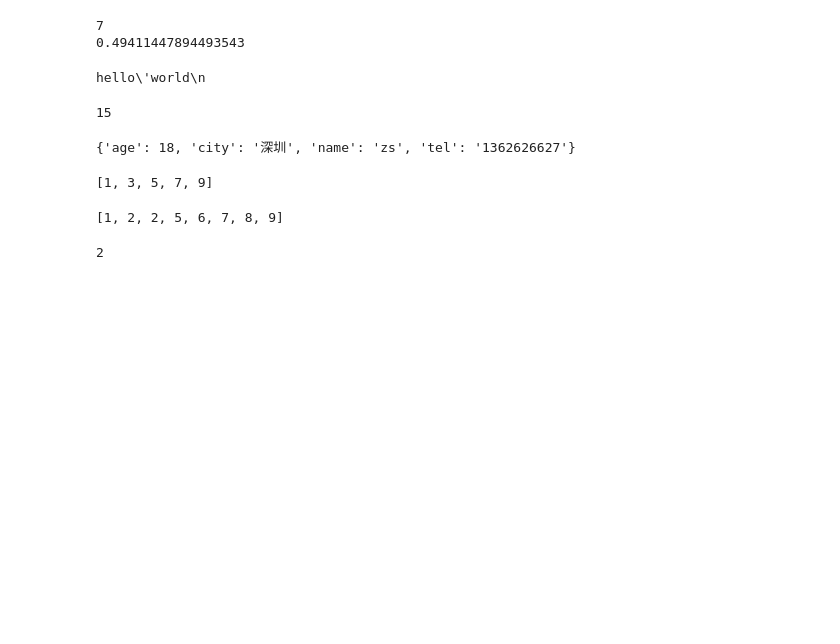
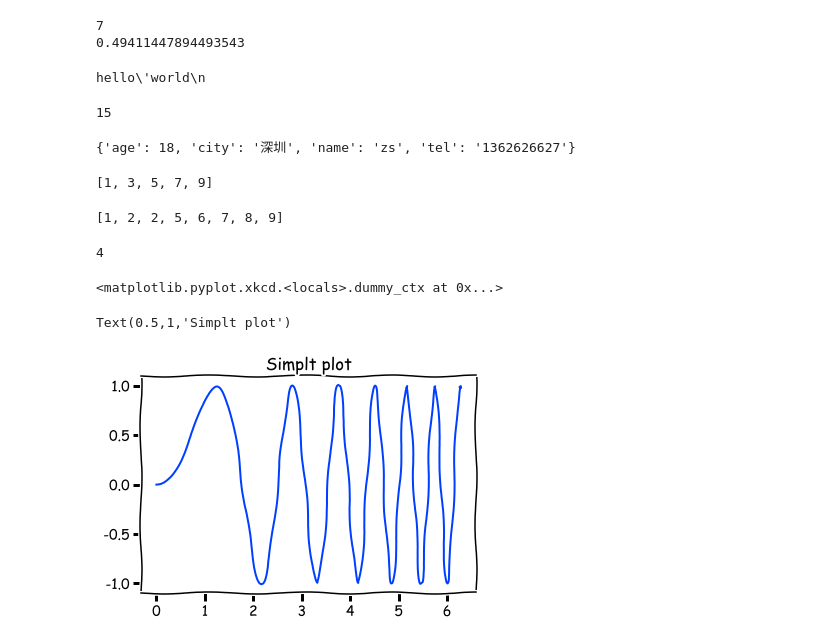
Before and after one commit to hornsey/pythonlearn, a Jupyter notebook: notebook1/Test.ipynb, the cells around one changed output. Cells and saved outputs as stored; diff of their text form; code cells hidden in the pictures; blank space fills up the shorter version.

```diff
--- a/notebook1/Test.ipynb
+++ b/notebook1/Test.ipynb
@@ -337,9 +337,3 @@ l3.sort()
 print(l3)
 # %% [output]
 [1, 2, 2, 5, 6, 7, 8, 9]
-# %%
-x=y=z=1
-x += y
-x
-# %% [output]
-2
@@ -345,0 +342,4 @@ x
+# %%
+math.ceil(3.4)
+# %% [output]
+4
@@ -345,0 +349,14 @@ x
+# %%
+plt.xkcd()
+# %% [output]
+<matplotlib.pyplot.xkcd.<locals>.dummy_ctx at 0x...>
+# %%
+x = np.linspace(0, 2*np.pi, 400)
+y = np.sin(x**2)
+fig, ax = plt.subplots()
+plt.plot(x, y)
+plt.title('Simplt plot')
+#plt.set_title('Simple plot')
+# %% [output]
+Text(0.5,1,'Simplt plot')
+[figure, added]
```
Also changed, not shown: parts of 2 cells of this notebook, 29 other files.
